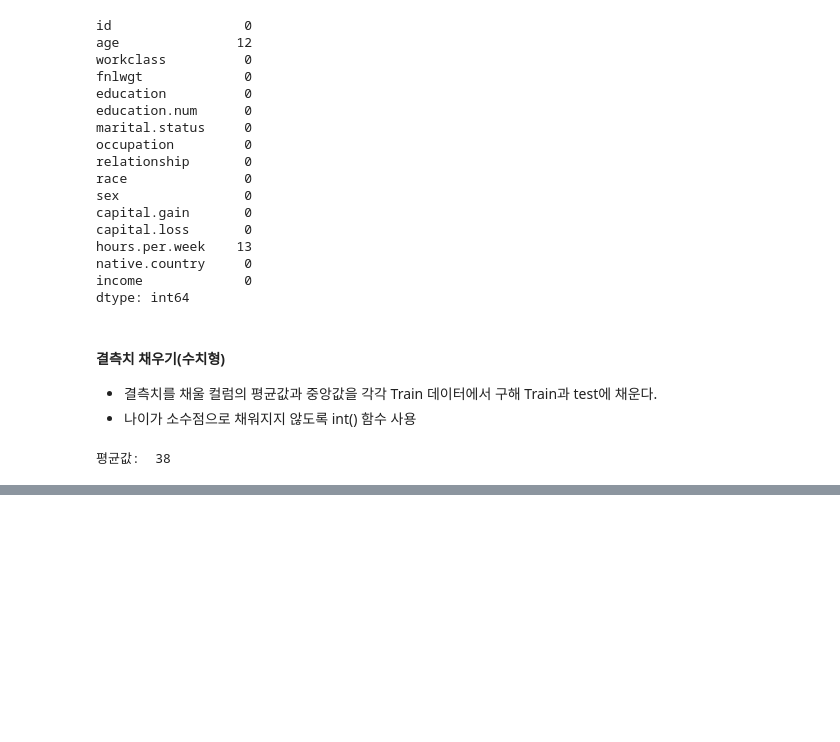
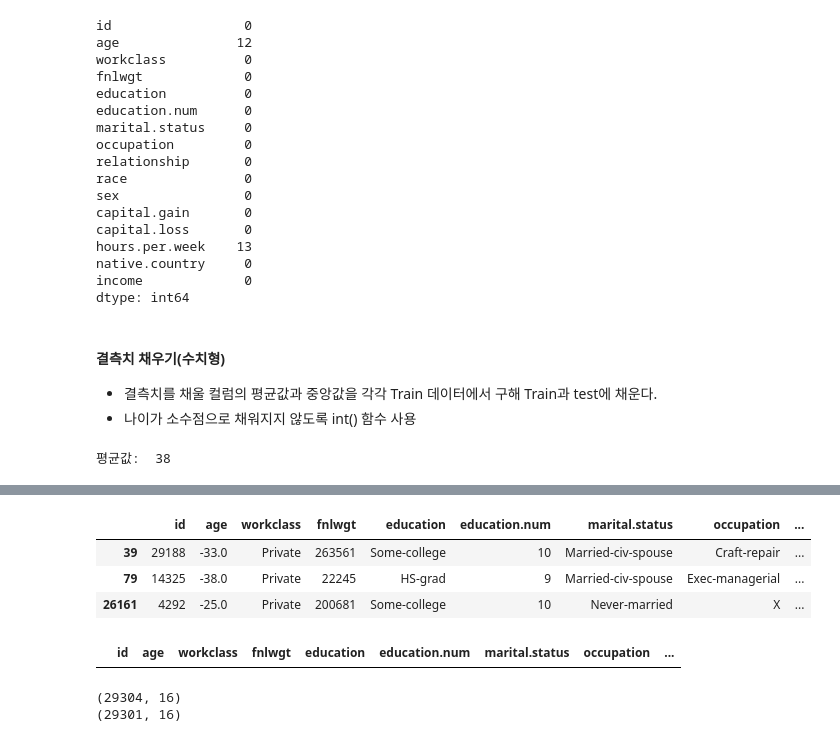
Before and after one commit to rlgus3351/-BigDataAnalyst, a Jupyter notebook: ch2/ch2.ipynb, the cells around one changed output, grey strips where cells are left out. Drawn from its saved outputs; the diff is of its cells as text; code cells hidden in the pictures; blank space fills up the shorter version.

```diff
--- a/ch2/ch2.ipynb
+++ b/ch2/ch2.ipynb
@@ -286,0 +291,18 @@ test['age'] = test['age'].fillna(value)
+# %%
+train[train['age']<=0]
+# %% [output]
+|  | id | age | workclass | fnlwgt | education | education.num | marital.status | occupation | ... |
+| 39 | 29188 | -33.0 | Private | 263561 | Some-college | 10 | Married-civ-spouse | Craft-repair | ... |
+| 79 | 14325 | -38.0 | Private | 22245 | HS-grad | 9 | Married-civ-spouse | Exec-managerial | ... |
+| 26161 | 4292 | -25.0 | Private | 200681 | Some-college | 10 | Never-married | X | ... |
+# %%
+test[test['age']<=0]
+# %% [output]
+|  | id | age | workclass | fnlwgt | education | education.num | marital.status | occupation | ... |
+# %%
+print(train.shape)
+train= train[train['age']>=0]
+print(train.shape)
+# %% [output]
+(29304, 16)
+(29301, 16)
```
Also changed, not shown: parts of 21 cells of this notebook.
